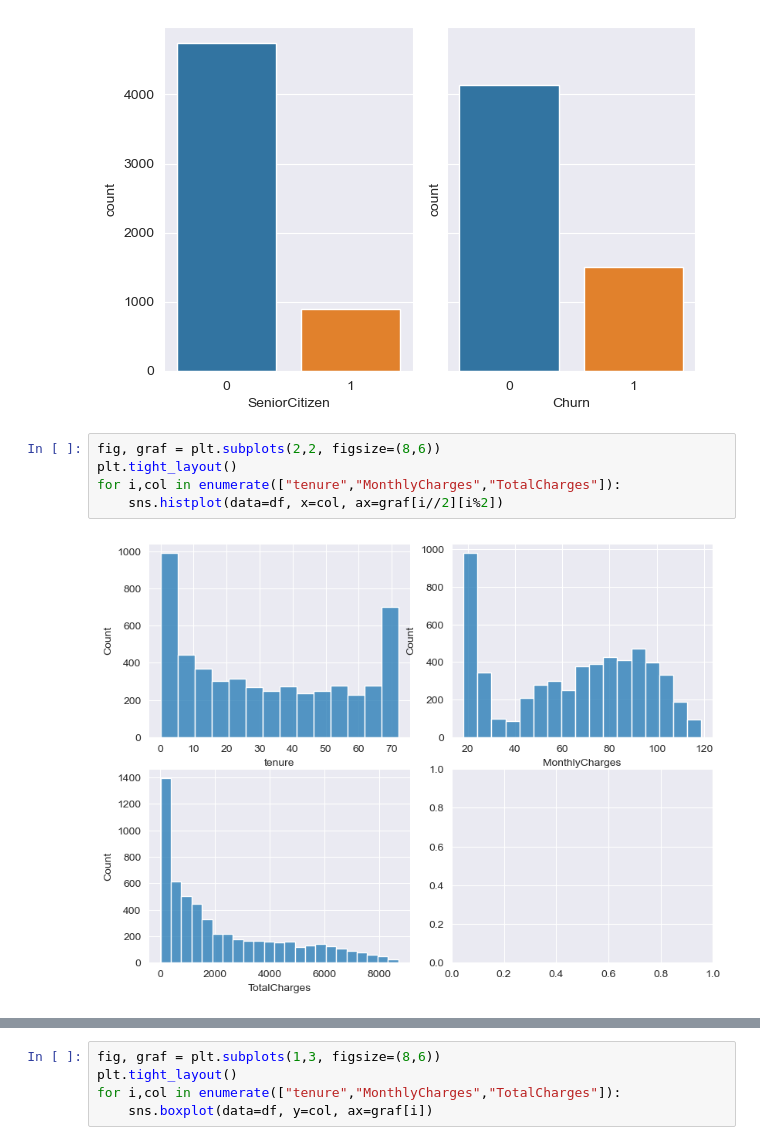
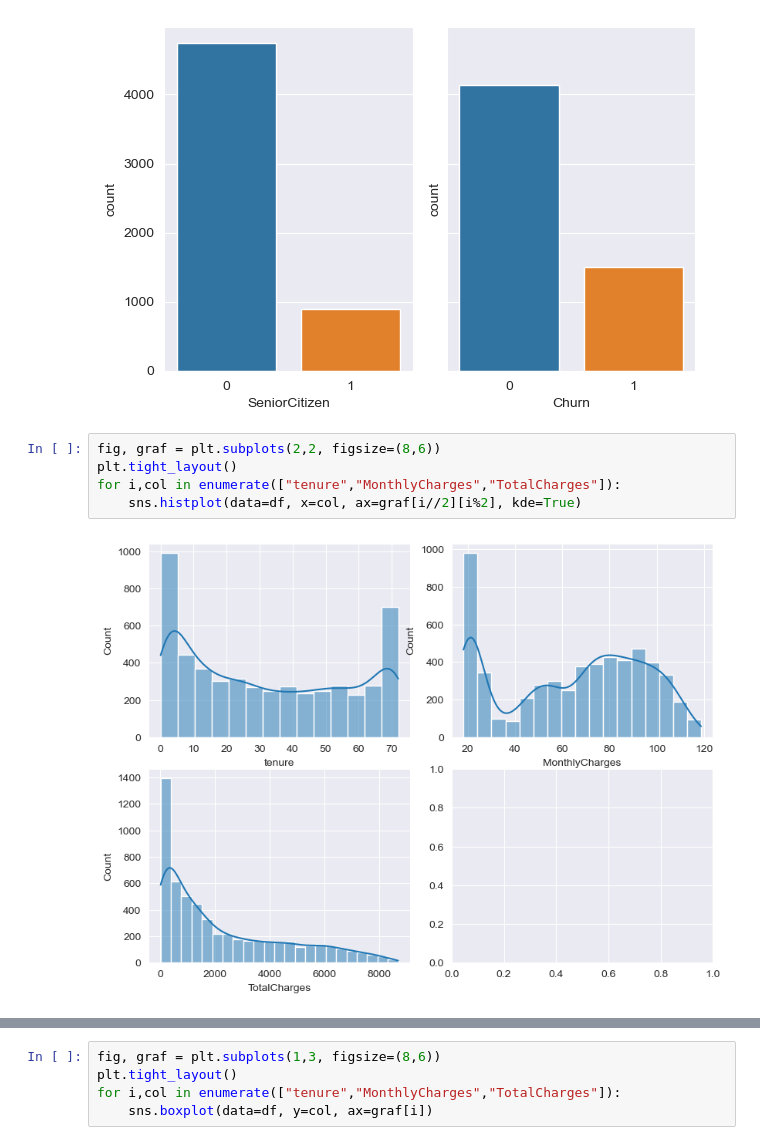
Before and after one commit to reginaldorsj/data_science_journey_course, a Jupyter notebook: Supervised Learning - Classification - Project 3/Classification Using Scikit Learn - Project 3.ipynb, the cells around one changed output, grey strips where cells are left out. Saved outputs shown, nothing was run; the diff lists cells and outputs as text.

```diff
--- a/Supervised Learning - Classification - Project 3/Classification Using Scikit Learn - Project 3.ipynb
+++ b/Supervised Learning - Classification - Project 3/Classification Using Scikit Learn - Project 3.ipynb
@@ -221,7 +219,7 @@ for i,col in enumerate(["SeniorCitizen", "Churn"]):
 # %%
 fig, graf = plt.subplots(2,2, figsize=(8,6))
 plt.tight_layout()
 for i,col in enumerate(["tenure","MonthlyCharges","TotalCharges"]):
-    sns.histplot(data=df, x=col, ax=graf[i//2][i%2])
+    sns.histplot(data=df, x=col, ax=graf[i//2][i%2], kde=True)
 # %% [output]
-[figure, old version]
+[figure, new version]
```
Also changed, not shown: parts of 92 cells of this notebook.
